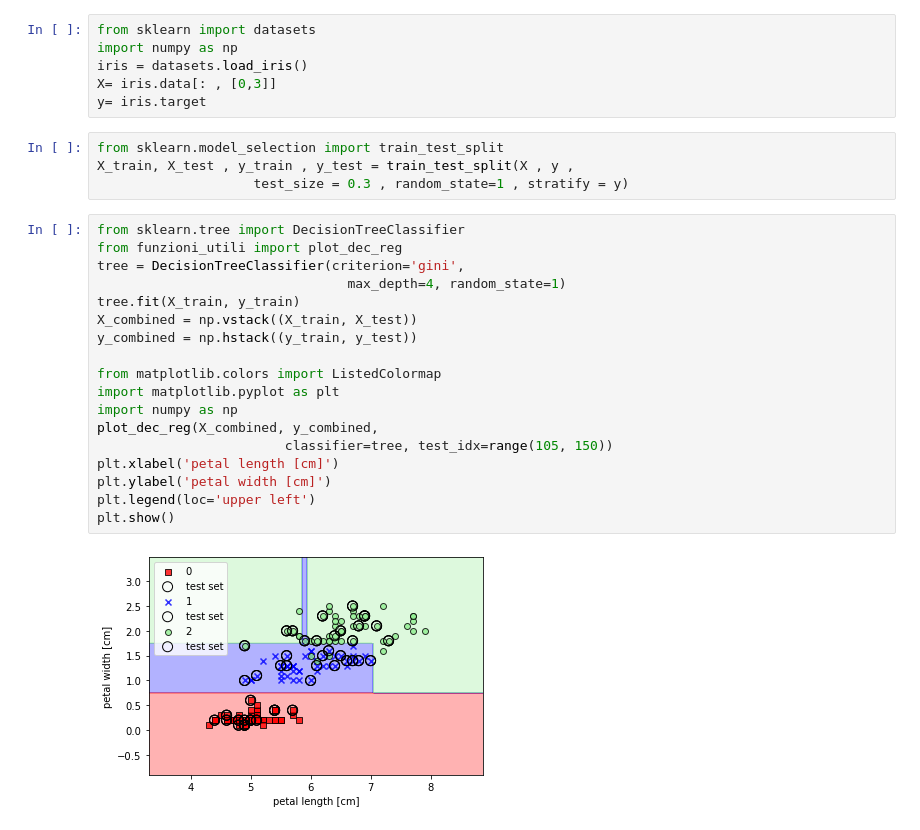
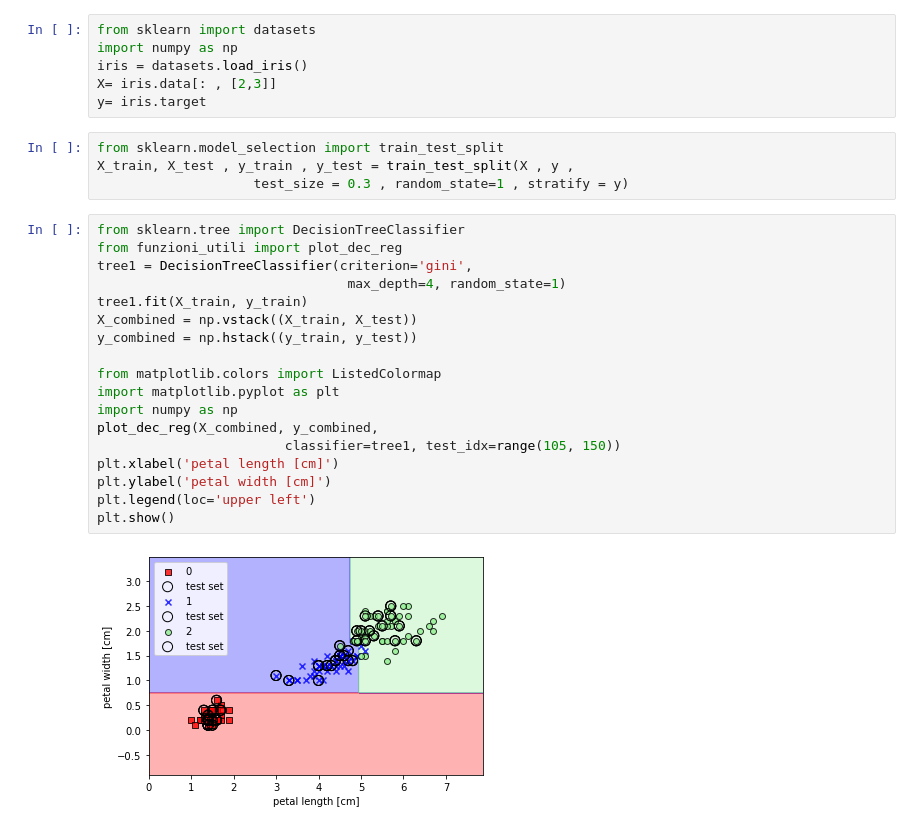
Before and after one commit to Gss4C/Corso_ML, a Jupyter notebook: decision_tree_1.ipynb, the cells around one changed output. Saved outputs shown, nothing was run; the diff lists cells and outputs as text.

```diff
--- a/decision_tree_1.ipynb
+++ b/decision_tree_1.ipynb
@@ -2,7 +2,7 @@
 from sklearn import datasets
 import numpy as np
 iris = datasets.load_iris()
-X= iris.data[: , [0,3]]
+X= iris.data[: , [2,3]]
 y= iris.target
 # %%
 from sklearn.model_selection import train_test_split
@@ -11,20 +11,20 @@ X_train, X_test , y_train , y_test = train_test_split(X , y ,
 # %%
 from sklearn.tree import DecisionTreeClassifier
 from funzioni_utili import plot_dec_reg
-tree = DecisionTreeClassifier(criterion='gini',
+tree1 = DecisionTreeClassifier(criterion='gini',
                                 max_depth=4, random_state=1)
-tree.fit(X_train, y_train)
+tree1.fit(X_train, y_train)
 X_combined = np.vstack((X_train, X_test))
 y_combined = np.hstack((y_train, y_test))
 
 from matplotlib.colors import ListedColormap
 import matplotlib.pyplot as plt
 import numpy as np
 plot_dec_reg(X_combined, y_combined,
-                        classifier=tree, test_idx=range(105, 150))
+                        classifier=tree1, test_idx=range(105, 150))
 plt.xlabel('petal length [cm]')
 plt.ylabel('petal width [cm]')
 plt.legend(loc='upper left')
 plt.show()
 # %% [output]
-[figure, old version]
+[figure, new version]
```
Also changed, not shown: parts of 3 cells of this notebook, 3 other files.
